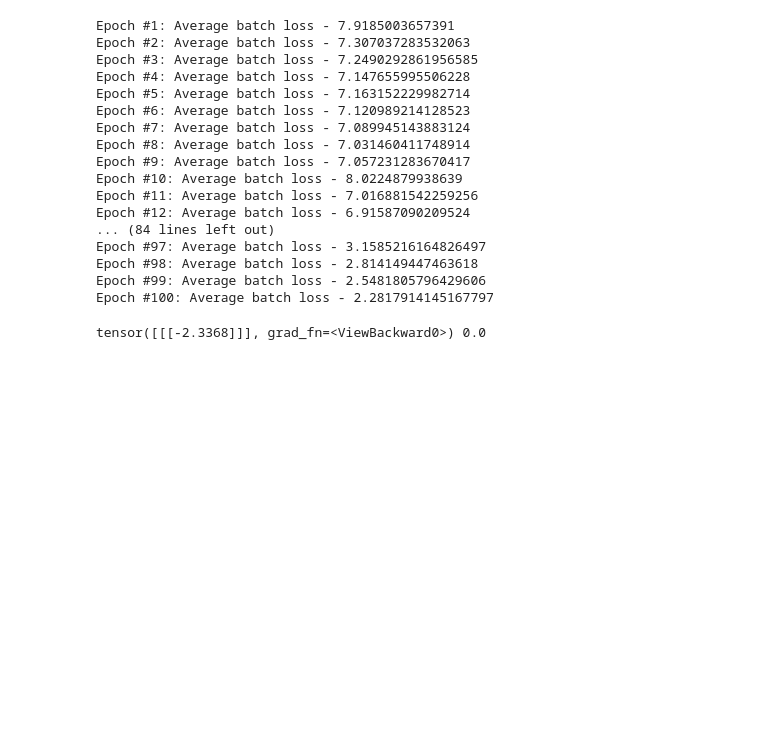
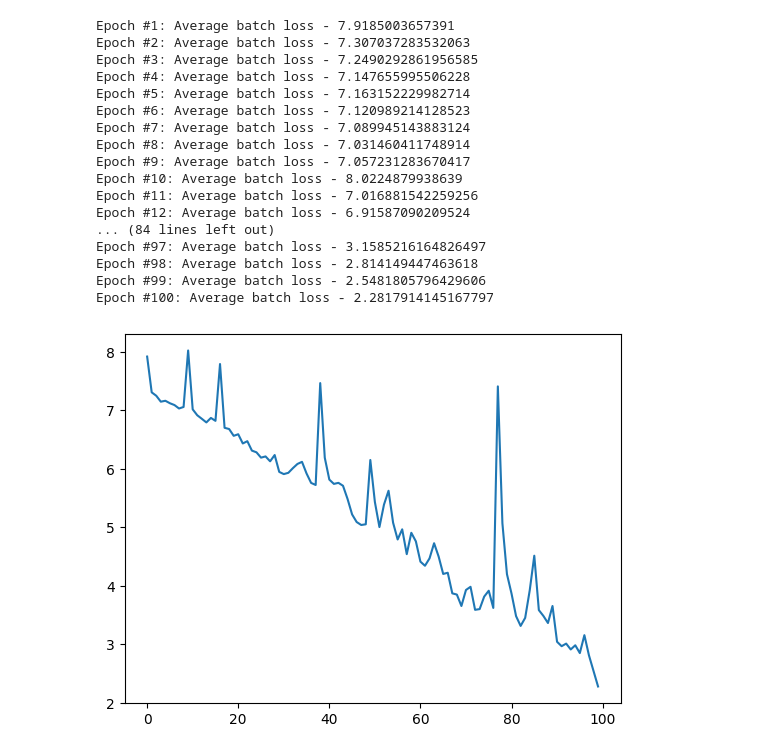
Before and after one commit to Alex-Nair/ml-algorithms, a Jupyter notebook: Profanity Checker/Profanity Checker Model.ipynb, the cells around one changed output. Cells and saved outputs as stored; diff of their text form; code cells hidden in the pictures; blank space fills up the shorter version.

Commit message:
Added evaluation of model.

```diff
--- a/Profanity Checker/Profanity Checker Model.ipynb
+++ b/Profanity Checker/Profanity Checker Model.ipynb
@@ -196,6 +198,11 @@ Epoch #98: Average batch loss - 2.814149447463618
 Epoch #99: Average batch loss - 2.5481805796429606
 Epoch #100: Average batch loss - 2.2817914145167797
 # %%
-print(agent(testX[0]), testY[0])
+# ====================== Model Evaluation ======================
-# %% [output]
-tensor([[[-2.3368]]], grad_fn=<ViewBackward0>) 0.0
+# %%
+# Plotting the loss of the model.
+plt.figure()
+plt.plot(allLosses)
+plt.show()
+# %% [output]
+[figure, added]
```
Also changed, not shown: parts of 2 cells of this notebook.
